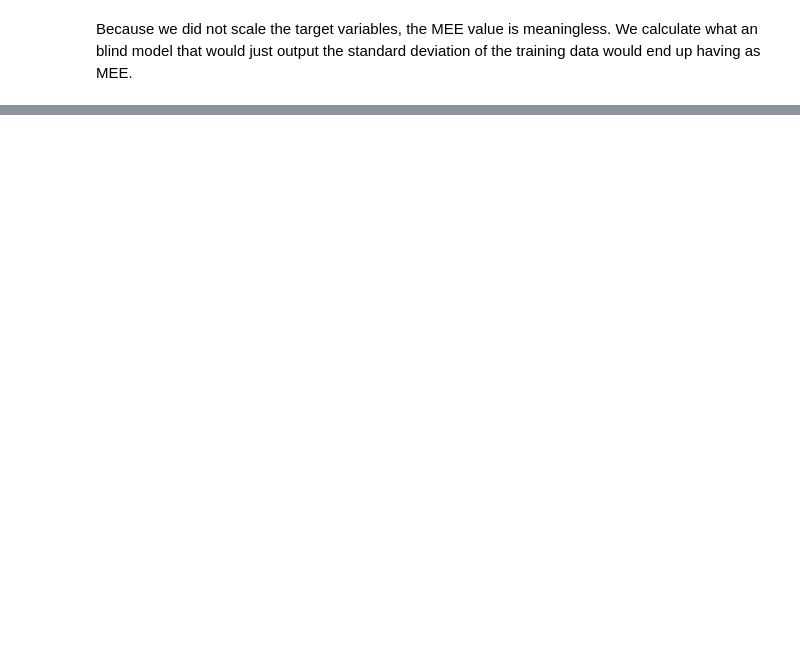
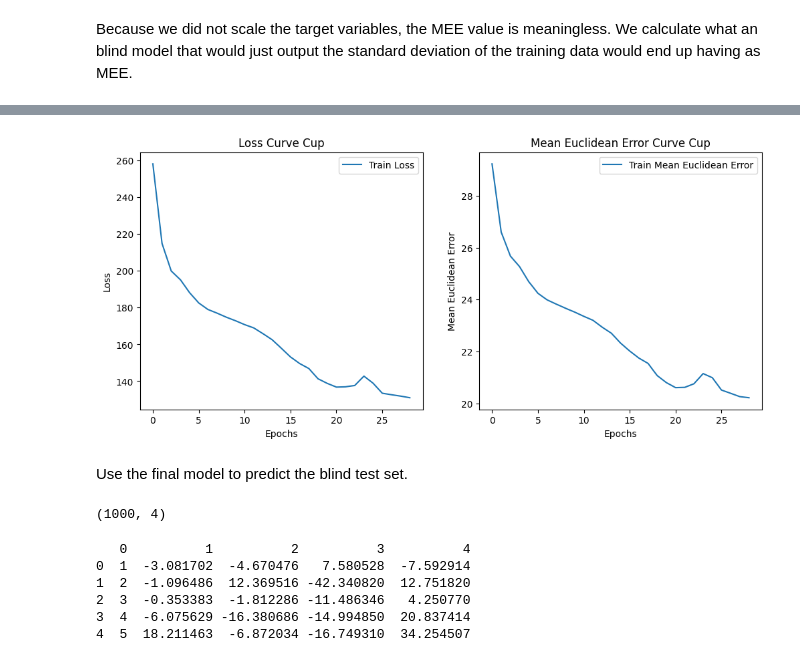
Before and after one commit to jaanisfehling/neural-network, a Jupyter notebook: cup.ipynb, the cells around one changed output, grey strips where cells are left out. Cells and saved outputs as stored; diff of their text form; code cells hidden in the pictures; blank space fills up the shorter version.

```diff
--- a/cup.ipynb
+++ b/cup.ipynb
@@ -193,0 +223,11 @@ Blind model MEE: 37.359385103286634
+# %%
+# Combine training and validation sets for cross-validation
+XTr_Vl = np.vstack([XTr, XVl])
+YTr_Vl = np.vstack([YTr, YVl])
+print(XTr_Vl.shape, YTr_Vl.shape)
+
+results = grid_search_cross_validate(XTr_Vl, YTr_Vl, cfgs, final_metric_fn=mean_euclidean_error)
+best_cfg, best_result, epochs = min(results, key=lambda x: x[1])
+print("Best config:", best_cfg)
+print(f"Best validation MEE: {best_result:.4f}")
+print(f"Used epochs: {epochs}")
@@ -193,0 +239,28 @@ Blind model MEE: 37.359385103286634
+# %%
+XTr_Vl_dl = DataLoader(Dataset(XTr_Vl, YTr_Vl), batch_size=best_cfg['batch_size'], shuffle=False)
+
+best_model = create_model(best_cfg)
+loss_fn = best_cfg['loss_function']()
+optimizer = best_cfg['optimizer'](best_model, learning_rate=best_cfg['learning_rate'], weight_decay=best_cfg['weight_decay'])
+# Train on full training data
+best_model, _, _, curves1 = train_model(best_model, loss_fn, optimizer, XTr_Vl_dl, None, mean_euclidean_error, max_epochs=epochs)
+# Test on test data
+test_loss, test_mee = epoch_run(best_model, loss_fn, None, XT_dl, mean_euclidean_error, update_weights=False)
+print(f"Test Loss: {test_loss:.4f} | Test MEE: {test_mee:.4f}")
+
+# Plot only train loss and MEE curves since we dont have validation data here
+plt.figure(figsize=(12, 5))
+plt.subplot(1, 2, 1)
+plt.plot(curves1['train_loss'], label='Train Loss')
+plt.xlabel('Epochs')
+plt.ylabel('Loss')
+plt.title('Loss Curve Cup')
+plt.legend()
+plt.subplot(1, 2, 2)
+plt.plot(curves1['train_final_metric'], label='Train Mean Euclidean Error')
+plt.xlabel('Epochs')
+plt.ylabel('Mean Euclidean Error')
+plt.title('Mean Euclidean Error Curve Cup')
+plt.legend()
+plt.show()
+# %% [output]
@@ -193,0 +268,35 @@ Blind model MEE: 37.359385103286634
+[figure, added]
+# %% [markdown]
+Use the final model to predict the blind test set.
+# %%
+# Batch size does not matter here technically
+# Very important to set shuffle=False here to preserve order
+XBT_dl = DataLoader(Dataset(XBT, np.zeros((XBT.shape[0], 1))), batch_size=best_cfg['batch_size'], shuffle=False)
+predictions = []
+for x_batch, _ in XBT_dl:
+    y_pred = best_model.forward(x_batch)
+    predictions.append(y_pred)
+predictions = np.vstack(predictions)
+print(predictions.shape)
+
+with open("./Team-GER_ML-CUP25-TS.csv", "w") as f:
+    f.write("# Jaanis Fehling, Mikael Caselitz\n")
+    f.write("# Team GER\n")
+    f.write("# ML-CUP25 v1\n")
+    f.write("# 31 Dec 2025\n")
+    for i, row in enumerate(predictions):
+        f.write(f"{i+1},")
+        f.write(",".join([f"{val}" for val in row]) + "\n")
+# %% [output]
+(1000, 4)
+# %%
+# Test read the predictions file
+pred_df = pd.read_csv("./Team-GER_ML-CUP25-TS.csv", comment="#", header=None)
+print(pred_df.head())
+# %% [output]
+   0          1          2          3          4
+0  1  -3.081702  -4.670476   7.580528  -7.592914
+1  2  -1.096486  12.369516 -42.340820  12.751820
+2  3  -0.353383  -1.812286 -11.486346   4.250770
+3  4  -6.075629 -16.380686 -14.994850  20.837414
+4  5  18.211463  -6.872034 -16.749310  34.254507
```
Also changed, not shown: parts of 9 cells of this notebook, 5 other files.
